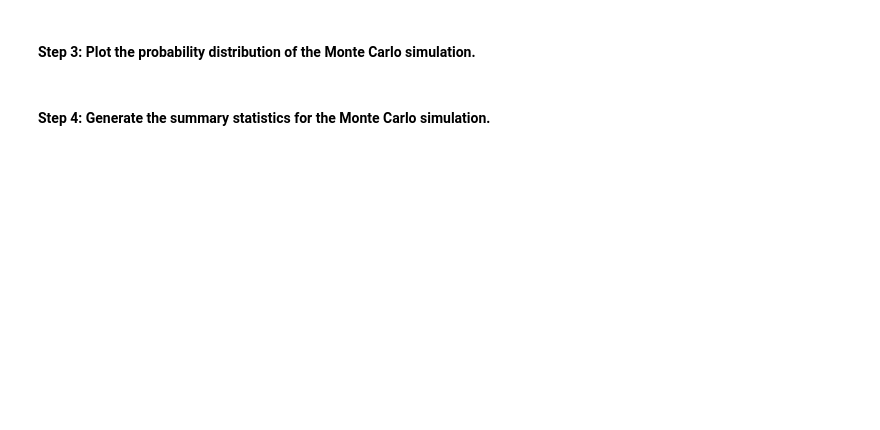
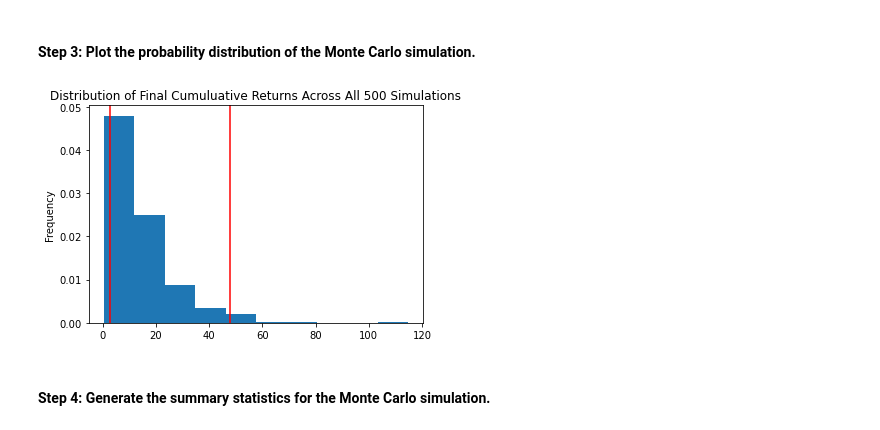
Before and after one commit to diegoalcocer/financial-planner, a Jupyter notebook: financial_planning_tools.ipynb, the cells around one changed output. Cells and saved outputs as stored; diff of their text form; code cells hidden in the pictures; blank space fills up the shorter version.

```diff
--- a/financial_planning_tools.ipynb
+++ b/financial_planning_tools.ipynb
@@ -451,7 +495,9 @@ In this section, you’ll use the MCForecastTools library to create a Monte Carl
 # %%
 # Visualize the probability distribution of the 30-year Monte Carlo simulation
 # by plotting a histogram
-# YOUR CODE HERE
+MC_sim_dist_plot = MC_30year.plot_distribution()
+# %% [output]
+[figure, added]
 # %% [markdown]
 #### Step 4: Generate the summary statistics for the Monte Carlo simulation.
 # %%
```
Also changed, not shown: parts of 38 cells of this notebook.
